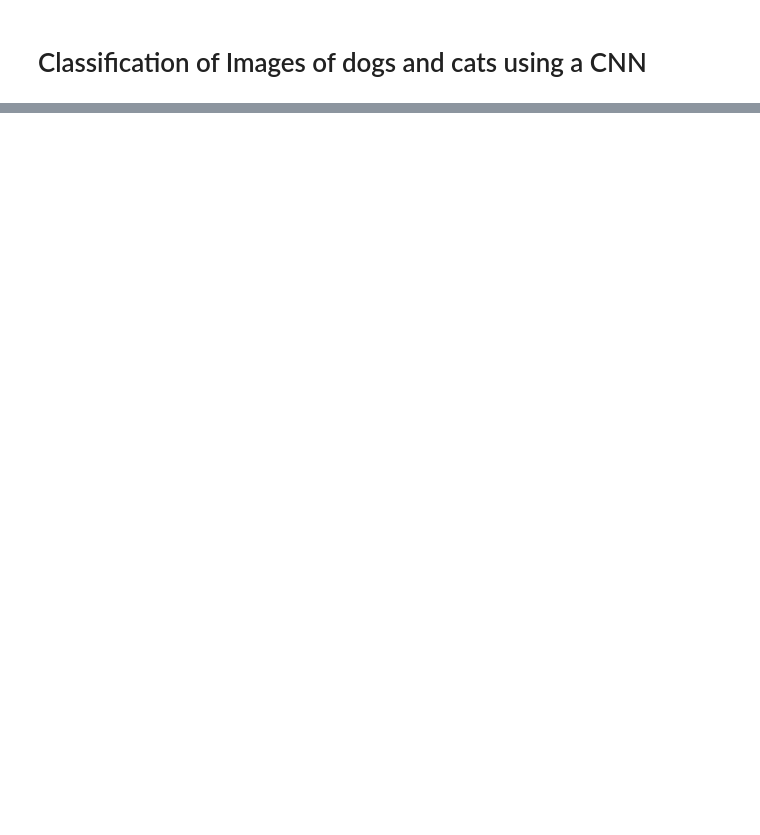
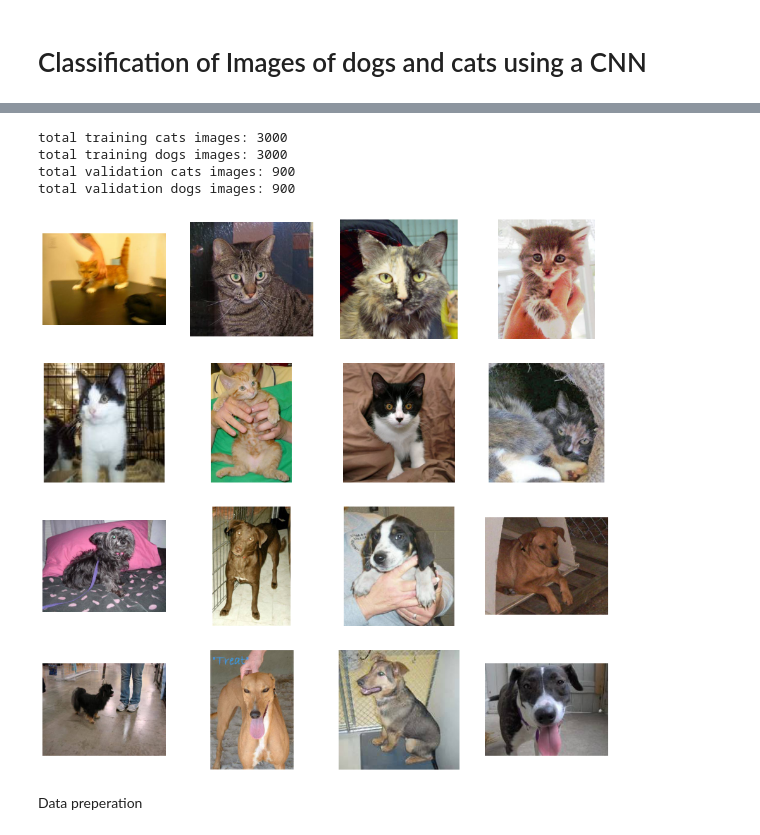
Before and after one commit to YazCodes/Deep-Learning-projects, a Jupyter notebook: Prediction2_CatvsDog.ipynb, the cells around one changed output, grey strips where cells are left out. Drawn from its saved outputs; the diff is of its cells as text; code cells hidden in the pictures; blank space fills up the shorter version.

```diff
--- a/Prediction2_CatvsDog.ipynb
+++ b/Prediction2_CatvsDog.ipynb
@@ -34,0 +42,15 @@ train_cats_dir = os.path.join(validation_dir, 'dogs')
+# %%
+#exploring the data
+# print out the names of the first 10 files to give a nice feeling that the files are arranged as expected
+# i.e. images of cats in the cats folder and images of dogs in the dogs folder
+train_cat_names = os.listdir(train_cats_dir)
+print(train_cat_names[:10])
+
+train_dog_names = os.listdir(train_dogs_dir)
+print(train_dog_names[:10])
+
+validation_cat_names = os.listdir(validation_cats_dir)
+print(validation_cat_names[:10])
+
+validation_dog_names = os.listdir(validation_dogs_dir)
+print(validation_dog_names[:10])
@@ -34,0 +62,43 @@ train_cats_dir = os.path.join(validation_dir, 'dogs')
+# %%
+# print out the number of images in the directories
+# print out the number of images in the directories
+print('total training cats images:', len(os.listdir(train_cats_dir)))
+print('total training dogs images:', len(os.listdir(train_dogs_dir)))
+
+print('total validation cats images:', len(os.listdir(validation_cats_dir)))
+print('total validation dogs images:', len(os.listdir(validation_dogs_dir)))
+# %% [output]
+total training cats images: 3000
+total training dogs images: 3000
+total validation cats images: 900
+total validation dogs images: 900
+# %%
+# display images from the dataset
+nrows = 4
+ncols = 4
+pic_index = 0
+
+fig = plt.gcf()
+fig.set_size_inches(ncols * 4, nrows * 4)
+
+pic_index += 8
+# pick the first 8 cat pictures
+next_cat_pix = [os.path.join(train_cats_dir, fname)
+                for fname in train_cat_names[pic_index-8:pic_index]]
+# pick the first 8 dog pictures
+next_dog_pix = [os.path.join(train_dogs_dir, fname)
+                for fname in train_dog_names[pic_index-8:pic_index]]
+
+# add the dog and cat pictures together in a list and plot in
+# the specified number of rows and columns
+for i, img_path in enumerate(next_cat_pix+next_dog_pix):
+  sp = plt.subplot(nrows, ncols, i + 1)
+  sp.axis('Off')
+  img = mpimg.imread(img_path)
+  plt.imshow(img)
+
+plt.show()
+# %% [output]
+[figure, added]
+# %% [markdown]
+Data preperation
```
Also changed, not shown: parts of 8 cells of this notebook.
